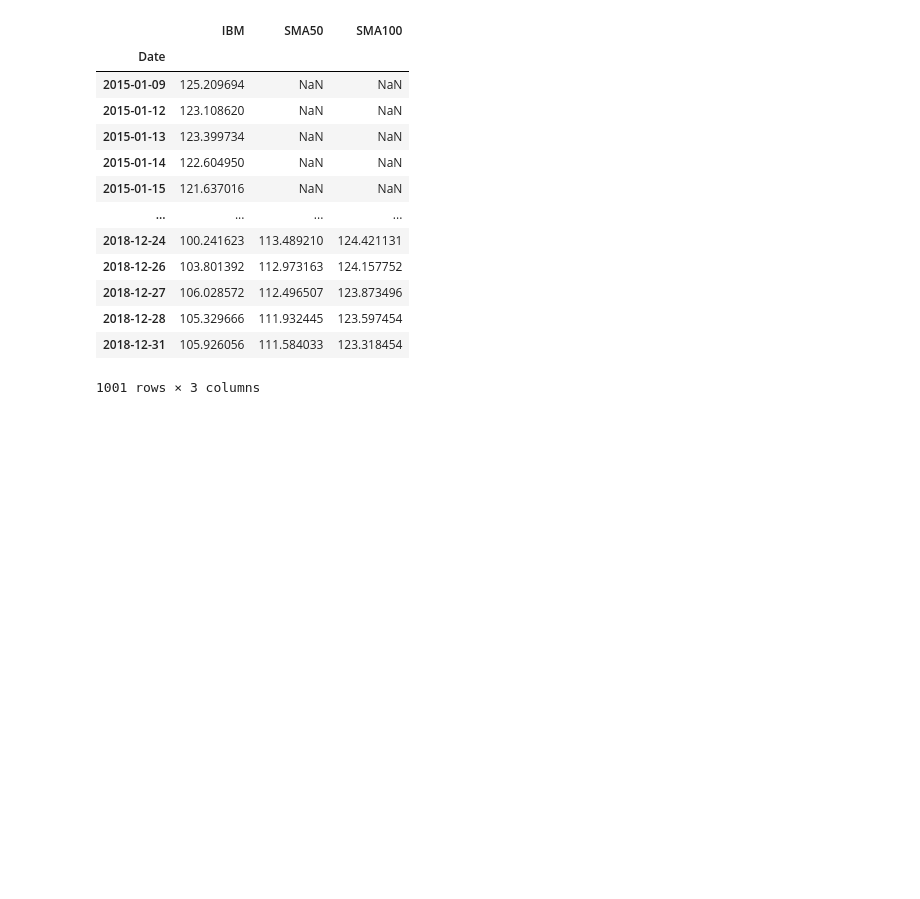
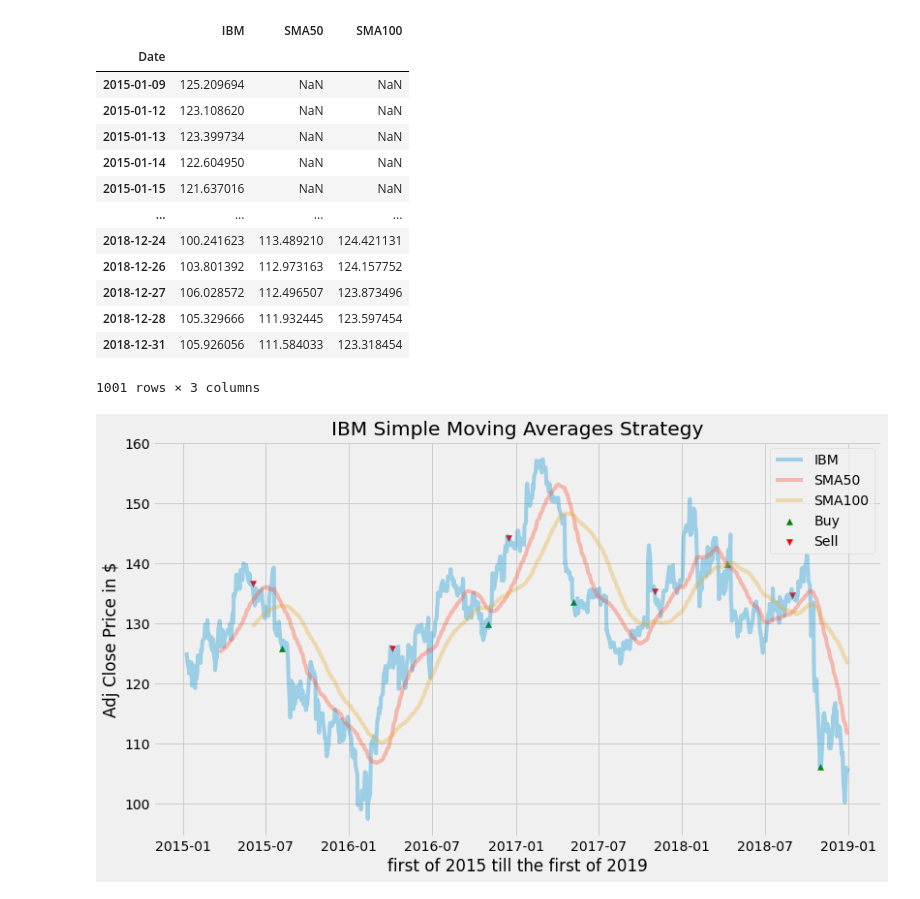
Before and after one commit to youssefhoffmann/A-star-Algorithm, a Jupyter notebook: Untitled0.ipynb, the cells around one changed output. Drawn from its saved outputs; the diff is of its cells as text; code cells hidden in the pictures; blank space fills up the shorter version.

```diff
--- a/Untitled0.ipynb
+++ b/Untitled0.ipynb
@@ -130,0 +144,20 @@ def execute_order(new_data)
+# %%
+#Store the buy and sell data into a variable
+execute_order=execute_order(new_data)
+new_data['Buy']=execute_order[0]
+new_data['Sell']=execute_order[1]
+# %%
+#Visualizing the data with the Strategy
+plt.figure(figsize=(12,7))
+plt.plot(new_data['IBM'],label='IBM',alpha=0.35)
+plt.plot(new_data['SMA50'],label='SMA50',alpha=0.35)
+plt.plot(new_data['SMA100'],label='SMA100',alpha=0.35)
+plt.scatter(new_data.index,new_data['Buy'],label='Buy',marker='^',color='green')
+plt.scatter(new_data.index,new_data['Sell'],label='Sell',marker='v',color='red')
+plt.title('IBM Simple Moving Averages Strategy')
+plt.xlabel('first of 2015 till the first of 2019')
+plt.ylabel('Adj Close Price in $')
+plt.legend(loc='upper right')
+plt.show()
+# %% [output]
+[figure, added]
```
Also changed, not shown: parts of 1 cell of this notebook.
